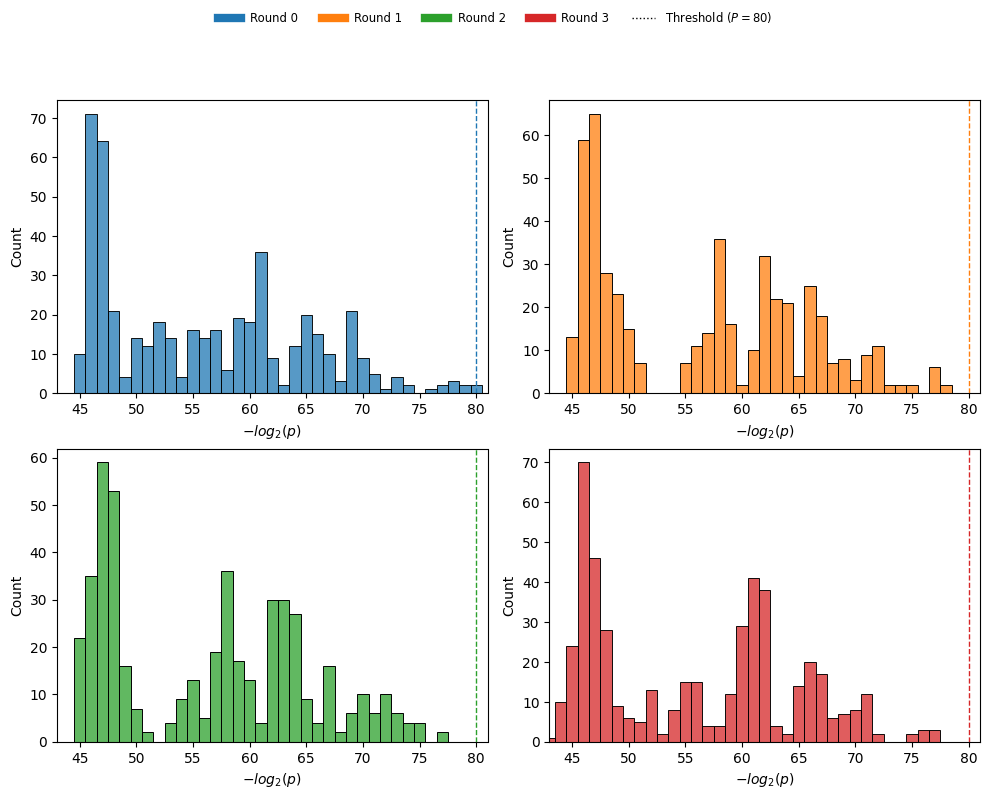
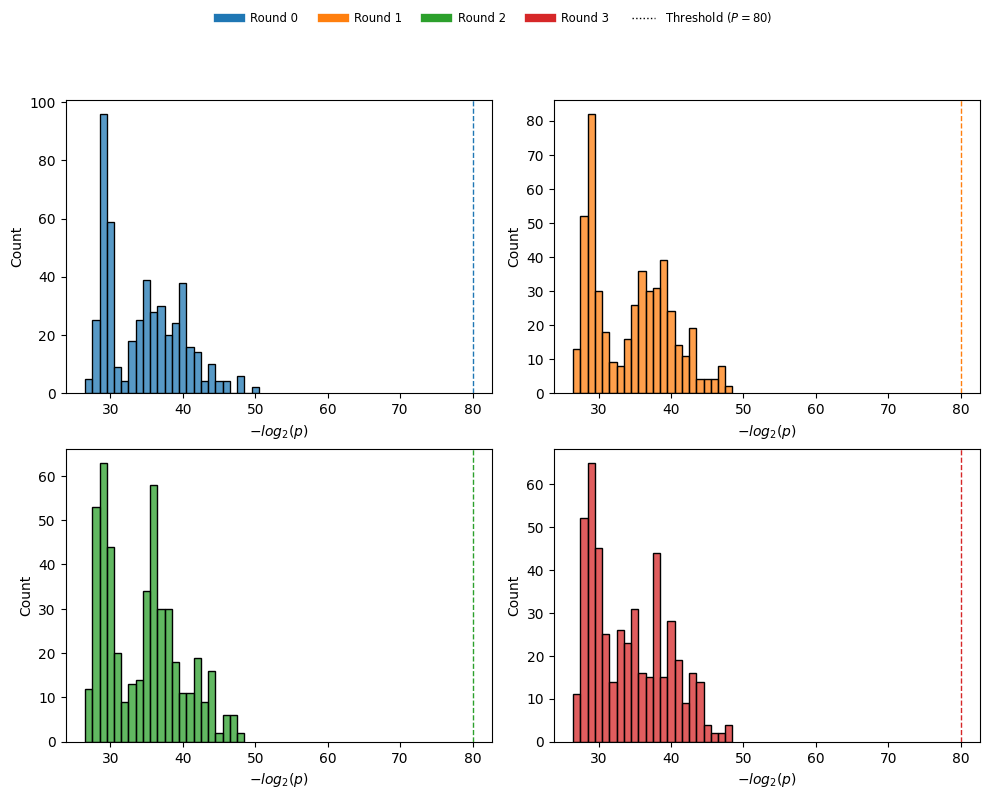
Unified diff of the notebook cell whose output changed from the first chart to the second:
--- before
+++ after
@@ -6,7 +6,6 @@
 for i, ax in enumerate(axes):
     color = colors[i]
-    sns.histplot(data=forward_four_differentials, x=f"Round{i}", discrete=True,
+    sns.histplot(data=forward_three_differentials, x=f"Round{i}", discrete=True,
                  ax=ax, color=color)
-    ax.set_xlim(43, 81)
     ax.axvline(80, color=color, linestyle='--', linewidth=1, label=f'Round {i} threshold')
     ax.set_xlabel(r"$-log_2(p)$")

Commit: Organized backward optimized